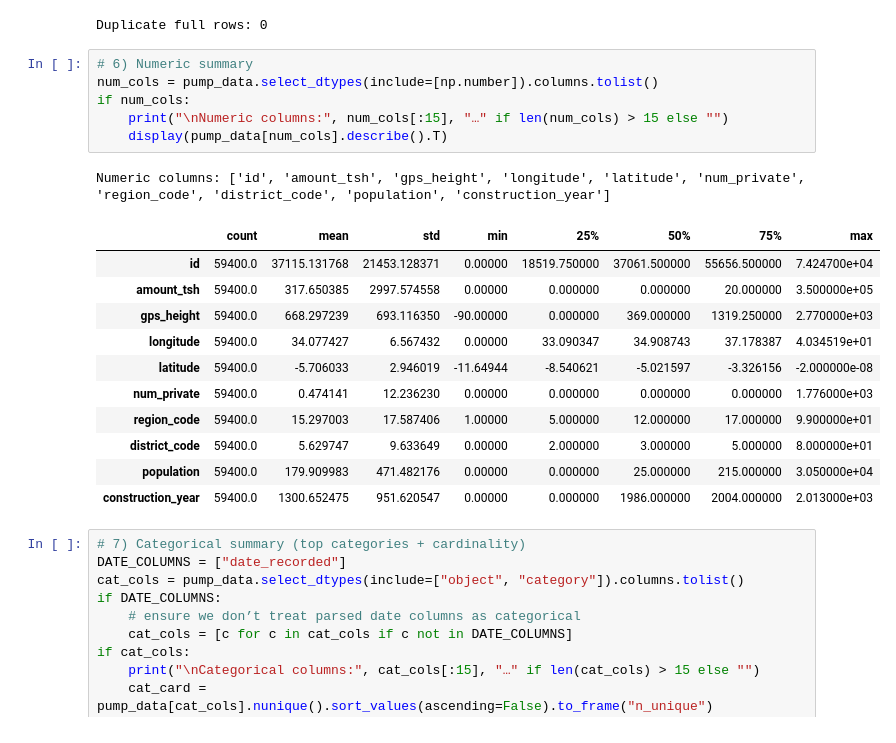
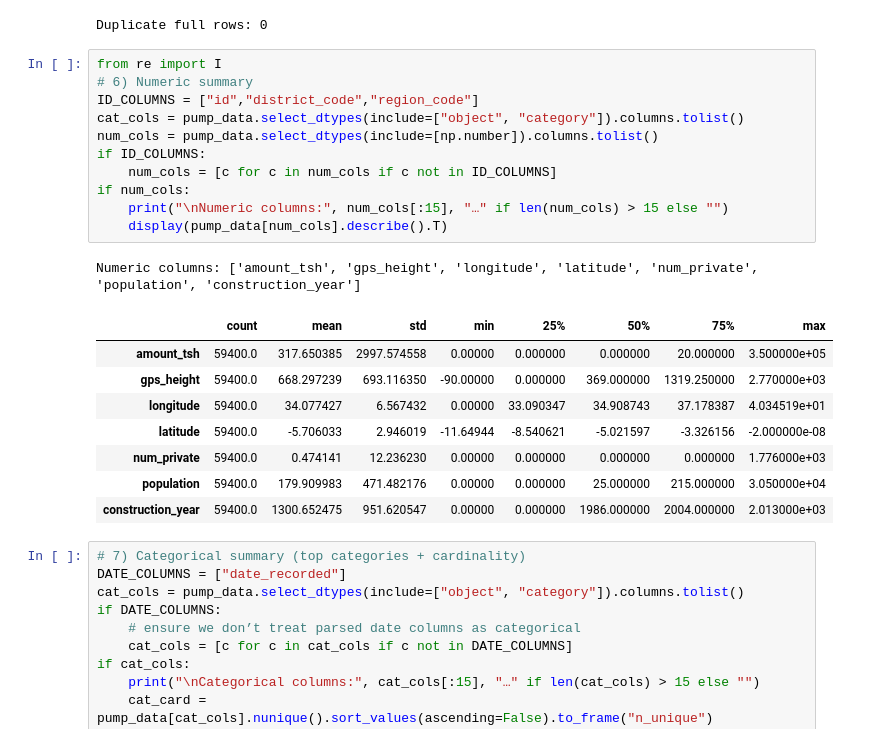
Before and after one commit to floranuta/Data_Circle, a Jupyter notebook: notebooks/Ticket111_LoadExam_Colab.ipynb, the cells around one changed output. Saved outputs shown, nothing was run; the diff lists cells and outputs as text.

```diff
--- a/notebooks/Ticket111_LoadExam_Colab.ipynb
+++ b/notebooks/Ticket111_LoadExam_Colab.ipynb
@@ -100,22 +102,24 @@ print(f"\nDuplicate full rows: {dup_any}")
 # %% [output]
 Duplicate full rows: 0
 # %%
+from re import I
 # 6) Numeric summary
+ID_COLUMNS = ["id","district_code","region_code"]
+cat_cols = pump_data.select_dtypes(include=["object", "category"]).columns.tolist()
 num_cols = pump_data.select_dtypes(include=[np.number]).columns.tolist()
+if ID_COLUMNS:
+    num_cols = [c for c in num_cols if c not in ID_COLUMNS]
 if num_cols:
     print("\nNumeric columns:", num_cols[:15], "…" if len(num_cols) > 15 else "")
     display(pump_data[num_cols].describe().T)
 # %% [output]
-Numeric columns: ['id', 'amount_tsh', 'gps_height', 'longitude', 'latitude', 'num_private', 'region_code', 'district_code', 'population', 'construction_year']
+Numeric columns: ['amount_tsh', 'gps_height', 'longitude', 'latitude', 'num_private', 'population', 'construction_year']
 |  | count | mean | std | min | 25% | 50% | 75% | max |
-| id | 59400.0 | 37115.131768 | 21453.128371 | 0.00000 | 18519.750000 | 37061.500000 | 55656.500000 | 7.424700e+04 |
 | amount_tsh | 59400.0 | 317.650385 | 2997.574558 | 0.00000 | 0.000000 | 0.000000 | 20.000000 | 3.500000e+05 |
 | gps_height | 59400.0 | 668.297239 | 693.116350 | -90.00000 | 0.000000 | 369.000000 | 1319.250000 | 2.770000e+03 |
 | longitude | 59400.0 | 34.077427 | 6.567432 | 0.00000 | 33.090347 | 34.908743 | 37.178387 | 4.034519e+01 |
 | latitude | 59400.0 | -5.706033 | 2.946019 | -11.64944 | -8.540621 | -5.021597 | -3.326156 | -2.000000e-08 |
 | num_private | 59400.0 | 0.474141 | 12.236230 | 0.00000 | 0.000000 | 0.000000 | 0.000000 | 1.776000e+03 |
-| region_code | 59400.0 | 15.297003 | 17.587406 | 1.00000 | 5.000000 | 12.000000 | 17.000000 | 9.900000e+01 |
-| district_code | 59400.0 | 5.629747 | 9.633649 | 0.00000 | 2.000000 | 3.000000 | 5.000000 | 8.000000e+01 |
 | population | 59400.0 | 179.909983 | 471.482176 | 0.00000 | 0.000000 | 25.000000 | 215.000000 | 3.050000e+04 |
 | construction_year | 59400.0 | 1300.652475 | 951.620547 | 0.00000 | 0.000000 | 1986.000000 | 2004.000000 | 2.013000e+03 |
 # %%
```
Also changed, not shown: parts of 4 cells of this notebook.
